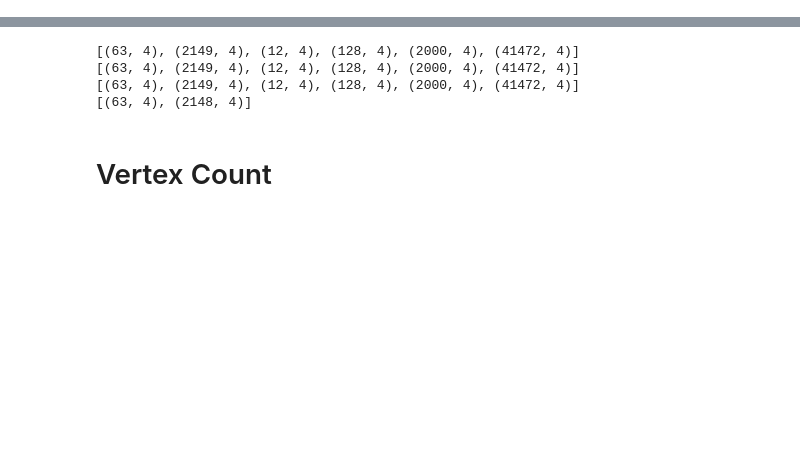
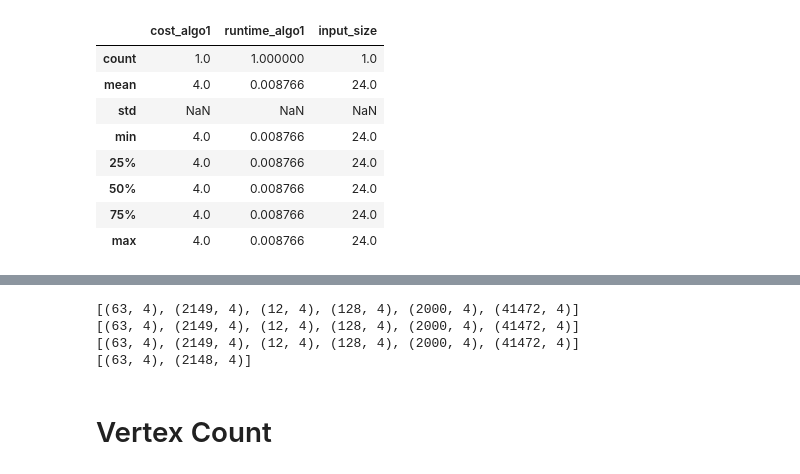
Before and after one commit to cjgsongsong/cs199aclthesis, a Jupyter notebook: analysis.ipynb, the cells around one changed output, grey strips where cells are left out. Saved outputs shown, nothing was run; the diff lists cells and outputs as text; code cells hidden in the pictures; blank space fills up the shorter version.

```diff
--- a/analysis.ipynb
+++ b/analysis.ipynb
@@ -20,3 +20,15 @@ algo2i_4v = pd.read_csv('results/4valgo2i.csv')
 
 optsol_3v = pd.read_csv('results/3voptsol.csv')
 optsol_4v = pd.read_csv('results/4voptsol.csv')
+# %%
+algo1_4v[algo1_4v['input_size'] == 24].describe()
+# %% [output]
+|  | cost_algo1 | runtime_algo1 | input_size |
+| count | 1.0 | 1.000000 | 1.0 |
+| mean | 4.0 | 0.008766 | 24.0 |
+| std | NaN | NaN | NaN |
+| min | 4.0 | 0.008766 | 24.0 |
+| 25% | 4.0 | 0.008766 | 24.0 |
+| 50% | 4.0 | 0.008766 | 24.0 |
+| 75% | 4.0 | 0.008766 | 24.0 |
+| max | 4.0 | 0.008766 | 24.0 |
```
Also changed, not shown: parts of 2 cells of this notebook, 2 other files.
